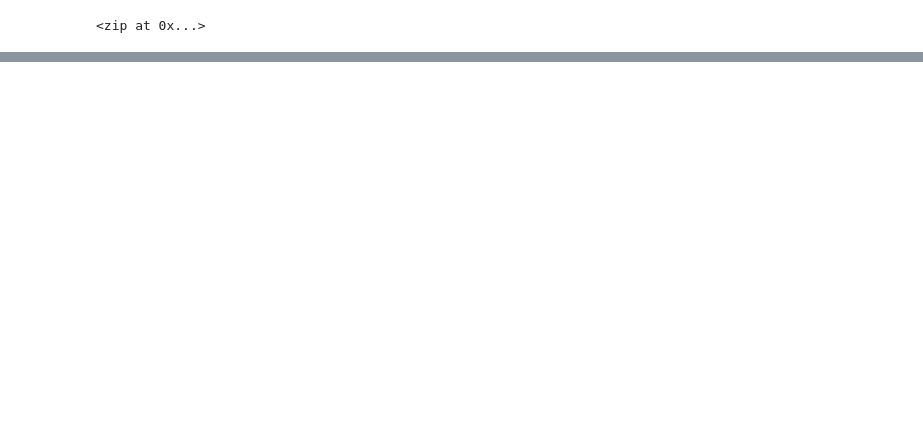
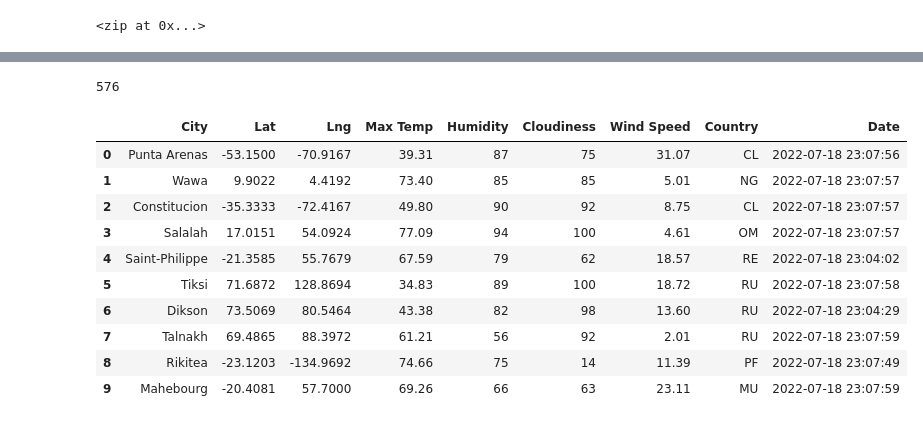
Before and after one commit to ChristineGendron/World_Weather_Analysis, a Jupyter notebook: WeatherPy.ipynb, the cells around one changed output, grey strips where cells are left out. Drawn from its saved outputs; the diff is of its cells as text; code cells hidden in the pictures; blank space fills up the shorter version.

```diff
--- a/WeatherPy.ipynb
+++ b/WeatherPy.ipynb
@@ -59,0 +51,4 @@ len(cities)
+# %%
+# Starting URL for Weather Map API Call.
+
+url = "http://api.openweathermap.org/data/2.5/weather?units=Imperial&APPID=" + weather_api_key
@@ -59,0 +169,22 @@ len(cities)
+# %%
+len(city_data)
+# %% [output]
+576
+# %%
+# Convert the array of dictionaries to a Pandas DataFrame.
+
+city_data_df = pd.DataFrame(city_data)
+
+city_data_df.head(10)
+# %% [output]
+|  | City | Lat | Lng | Max Temp | Humidity | Cloudiness | Wind Speed | Country | Date |
+| 0 | Punta Arenas | -53.1500 | -70.9167 | 39.31 | 87 | 75 | 31.07 | CL | 2022-07-18 23:07:56 |
+| 1 | Wawa | 9.9022 | 4.4192 | 73.40 | 85 | 85 | 5.01 | NG | 2022-07-18 23:07:57 |
+| 2 | Constitucion | -35.3333 | -72.4167 | 49.80 | 90 | 92 | 8.75 | CL | 2022-07-18 23:07:57 |
+| 3 | Salalah | 17.0151 | 54.0924 | 77.09 | 94 | 100 | 4.61 | OM | 2022-07-18 23:07:57 |
+| 4 | Saint-Philippe | -21.3585 | 55.7679 | 67.59 | 79 | 62 | 18.57 | RE | 2022-07-18 23:04:02 |
+| 5 | Tiksi | 71.6872 | 128.8694 | 34.83 | 89 | 100 | 18.72 | RU | 2022-07-18 23:07:58 |
+| 6 | Dikson | 73.5069 | 80.5464 | 43.38 | 82 | 98 | 13.60 | RU | 2022-07-18 23:04:29 |
+| 7 | Talnakh | 69.4865 | 88.3972 | 61.21 | 56 | 92 | 2.01 | RU | 2022-07-18 23:07:59 |
+| 8 | Rikitea | -23.1203 | -134.9692 | 74.66 | 75 | 14 | 11.39 | PF | 2022-07-18 23:07:49 |
+| 9 | Mahebourg | -20.4081 | 57.7000 | 69.26 | 66 | 63 | 23.11 | MU | 2022-07-18 23:07:59 |
```
Also changed, not shown: parts of 7 cells of this notebook, 2 other files.
